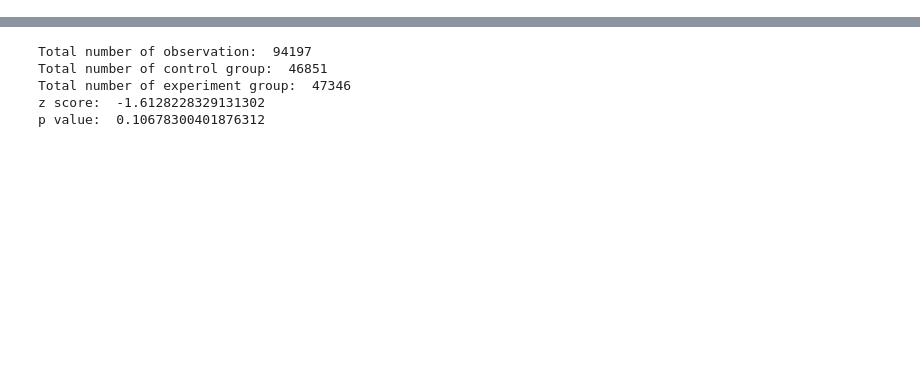
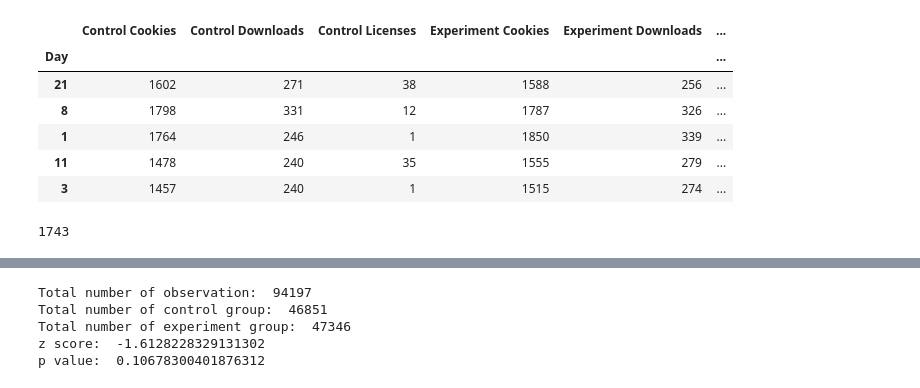
Before and after one commit to GinnCheng/Recommentation-Engines, a Jupyter notebook: ABTesting_drillcase.ipynb, the cells around one changed output, grey strips where cells are left out. Cells and saved outputs as stored; diff of their text form; code cells hidden in the pictures; blank space fills up the shorter version.

```diff
--- a/ABTesting_drillcase.ipynb
+++ b/ABTesting_drillcase.ipynb
@@ -19,5 +19,19 @@ df.head()
+# %%
+df.sample(5)
+# %% [output]
+|  | Control Cookies | Control Downloads | Control Licenses | Experiment Cookies | Experiment Downloads | ... |
+| Day |  |  |  |  |  | ... |
+| 21 | 1602 | 271 | 38 | 1588 | 256 | ... |
+| 8 | 1798 | 331 | 12 | 1787 | 326 | ... |
+| 1 | 1764 | 246 | 1 | 1850 | 339 | ... |
+| 11 | 1478 | 240 | 35 | 1555 | 279 | ... |
+| 3 | 1457 | 240 | 1 | 1515 | 274 | ... |
 # %%
 df_ctr, df_exp = pd.DataFrame(), pd.DataFrame()
 df_ctr[['cookies','downloads','license']] = df[['Control Cookies','Control Downloads','Control Licenses']]
 df_exp[['cookies','downloads','license']] = df[['Experiment Cookies','Experiment Downloads','Experiment Licenses']]
+# %%
+df_ctr['cookies'].iloc[21]
+# %% [output]
+1743
 # %%
```
Also changed, not shown: parts of 34 cells of this notebook.
